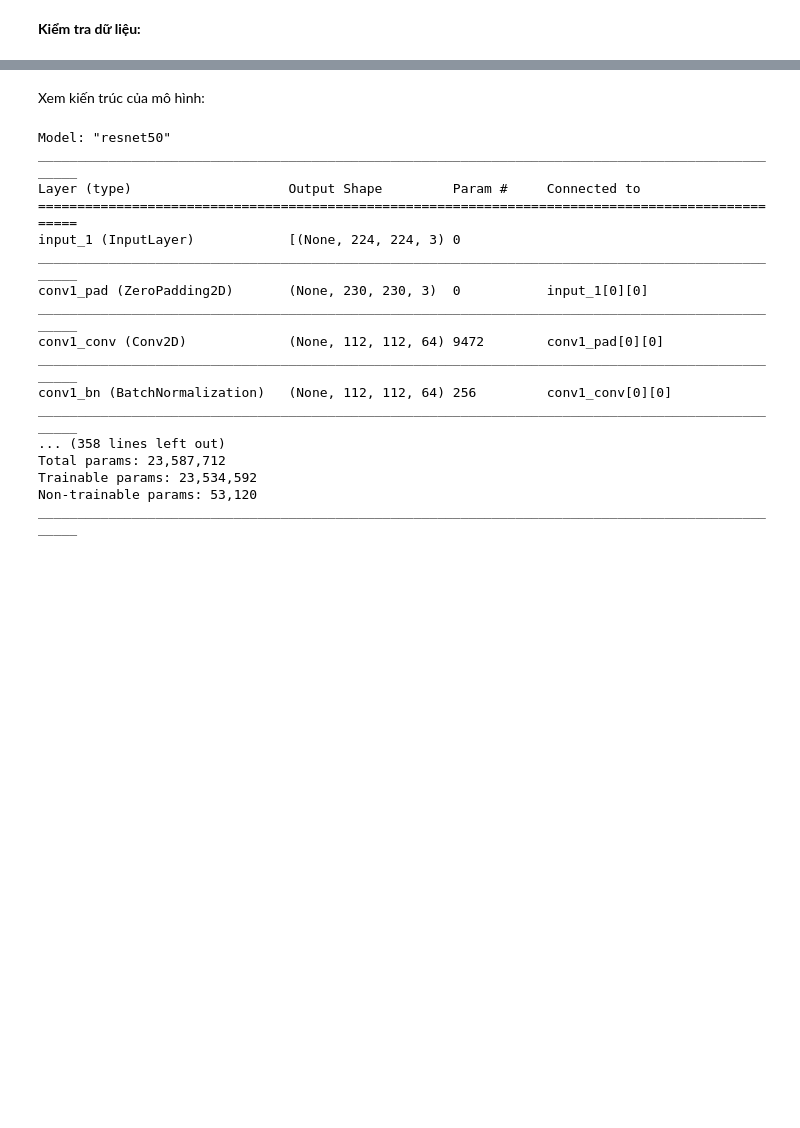
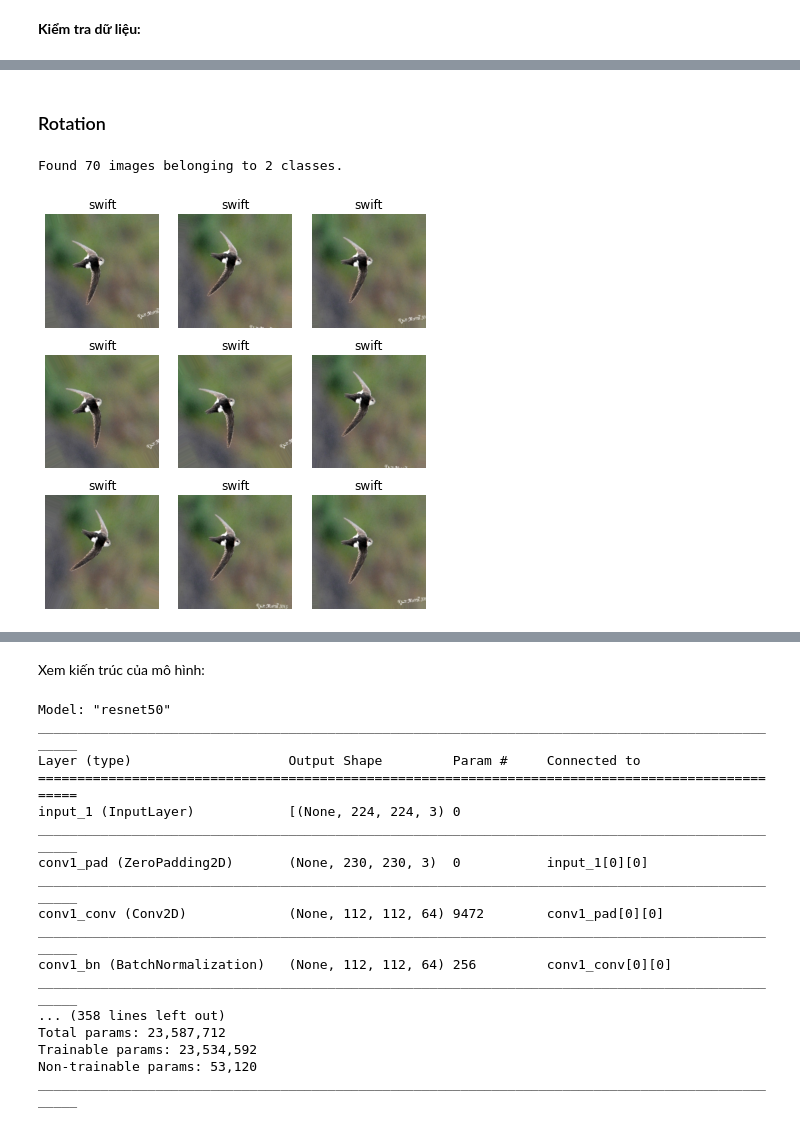
Before and after one commit to ddpham/swift_swallow_classification, a Jupyter notebook: nbs/keras_framework.ipynb, the cells around one changed output, grey strips where cells are left out. Drawn from its saved outputs; the diff is of its cells as text; code cells hidden in the pictures; blank space fills up the shorter version.

```diff
--- a/nbs/keras_framework.ipynb
+++ b/nbs/keras_framework.ipynb
@@ -92,0 +239,8 @@ for images, labels in train_ds.take(1):
+# %% [markdown]
+### Rotation
+# %%
+aug_tfms = dict(rotation_range=30)
+plot_images(aug_tfms, True)
+# %% [output]
+Found 70 images belonging to 2 classes.
+[figure, added]
```
Also changed, not shown: parts of 52 cells of this notebook.
